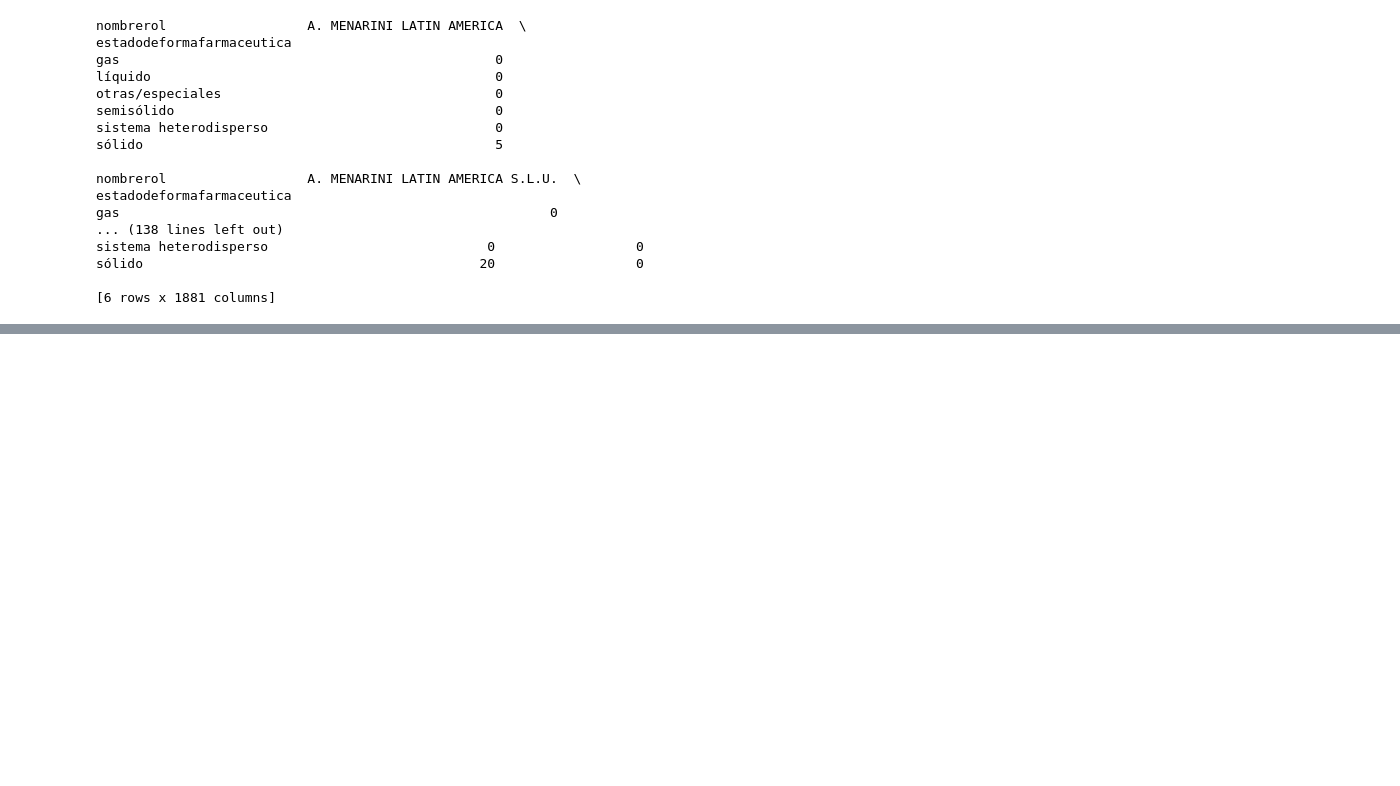
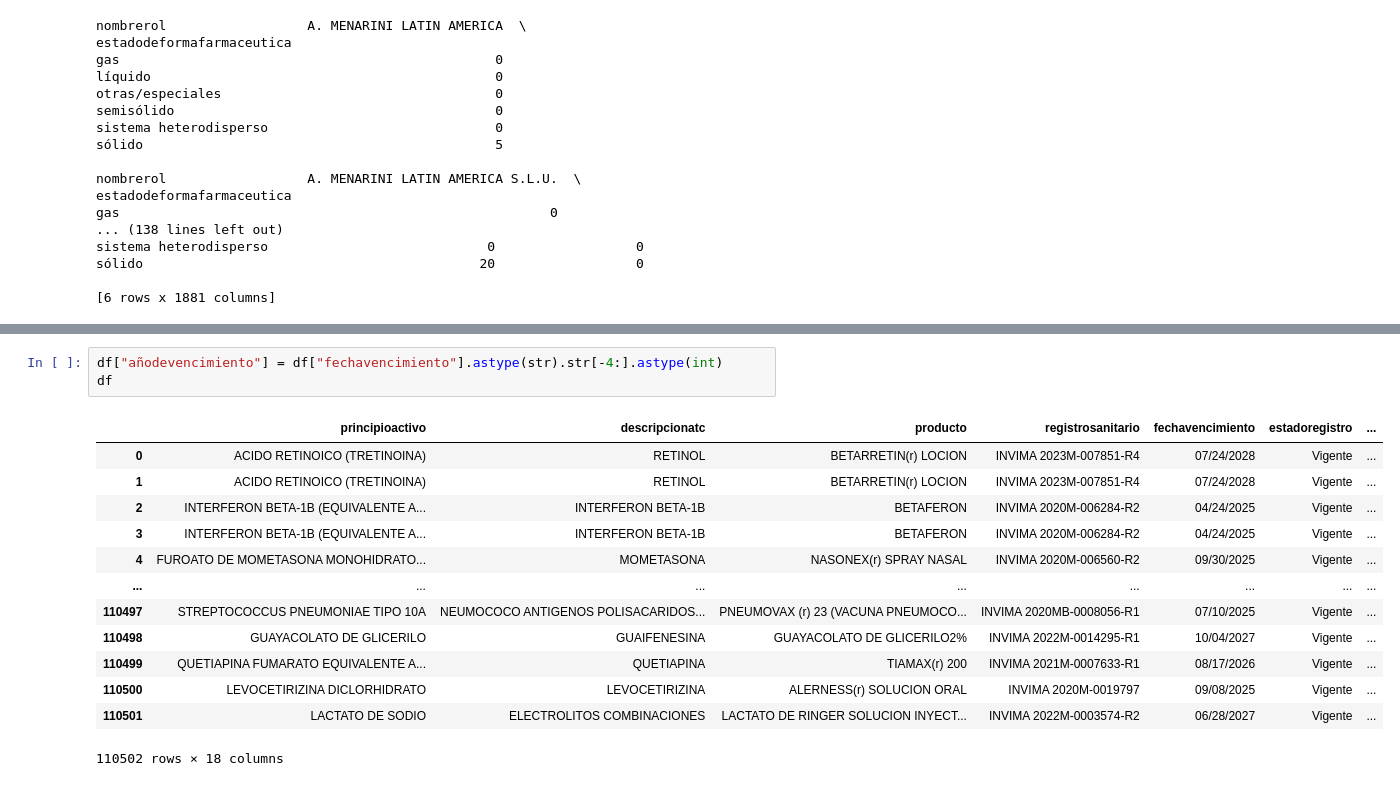
Before and after one commit to GustavoAPP/Trabajo_Acompa-amiento_Ciencia_de_Datos_Grupo_5, a Jupyter notebook: Código python.ipynb, the cells around one changed output, grey strips where cells are left out. Cells and saved outputs as stored; diff of their text form; blank space fills up the shorter version.

```diff
--- a/Código python.ipynb
+++ b/Código python.ipynb
@@ -272,0 +286,17 @@ sólido                                           20                  0
+# %%
+df["añodevencimiento"] = df["fechavencimiento"].astype(str).str[-4:].astype(int)
+df
+# %% [output]
+|  | principioactivo | descripcionatc | producto | registrosanitario | fechavencimiento | estadoregistro | ... |
+| 0 | ACIDO RETINOICO (TRETINOINA) | RETINOL | BETARRETIN(r) LOCION | INVIMA 2023M-007851-R4 | 07/24/2028 | Vigente | ... |
+| 1 | ACIDO RETINOICO (TRETINOINA) | RETINOL | BETARRETIN(r) LOCION | INVIMA 2023M-007851-R4 | 07/24/2028 | Vigente | ... |
+| 2 | INTERFERON BETA-1B (EQUIVALENTE A... | INTERFERON BETA-1B | BETAFERON | INVIMA 2020M-006284-R2 | 04/24/2025 | Vigente | ... |
+| 3 | INTERFERON BETA-1B (EQUIVALENTE A... | INTERFERON BETA-1B | BETAFERON | INVIMA 2020M-006284-R2 | 04/24/2025 | Vigente | ... |
+| 4 | FUROATO DE MOMETASONA MONOHIDRATO... | MOMETASONA | NASONEX(r) SPRAY NASAL | INVIMA 2020M-006560-R2 | 09/30/2025 | Vigente | ... |
+| ... | ... | ... | ... | ... | ... | ... | ... |
+| 110497 | STREPTOCOCCUS PNEUMONIAE TIPO 10A | NEUMOCOCO ANTIGENOS POLISACARIDOS... | PNEUMOVAX (r) 23 (VACUNA PNEUMOCO... | INVIMA 2020MB-0008056-R1 | 07/10/2025 | Vigente | ... |
+| 110498 | GUAYACOLATO DE GLICERILO | GUAIFENESINA | GUAYACOLATO DE GLICERILO2% | INVIMA 2022M-0014295-R1 | 10/04/2027 | Vigente | ... |
+| 110499 | QUETIAPINA FUMARATO EQUIVALENTE A... | QUETIAPINA | TIAMAX(r) 200 | INVIMA 2021M-0007633-R1 | 08/17/2026 | Vigente | ... |
+| 110500 | LEVOCETIRIZINA DICLORHIDRATO | LEVOCETIRIZINA | ALERNESS(r) SOLUCION ORAL | INVIMA 2020M-0019797 | 09/08/2025 | Vigente | ... |
+| 110501 | LACTATO DE SODIO | ELECTROLITOS COMBINACIONES | LACTATO DE RINGER SOLUCION INYECT... | INVIMA 2022M-0003574-R2 | 06/28/2027 | Vigente | ... |
+110502 rows × 18 columns
```
Also changed, not shown: parts of 3 cells of this notebook.
